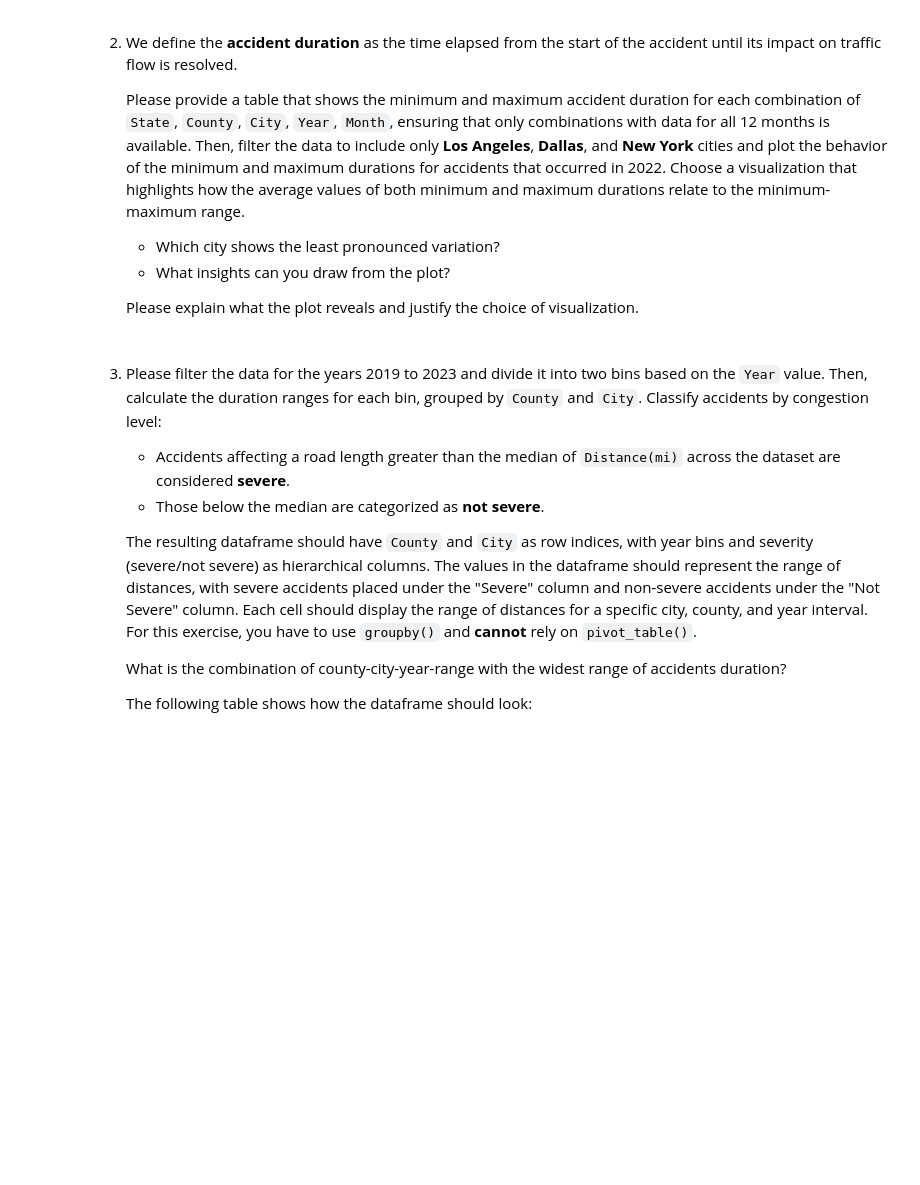
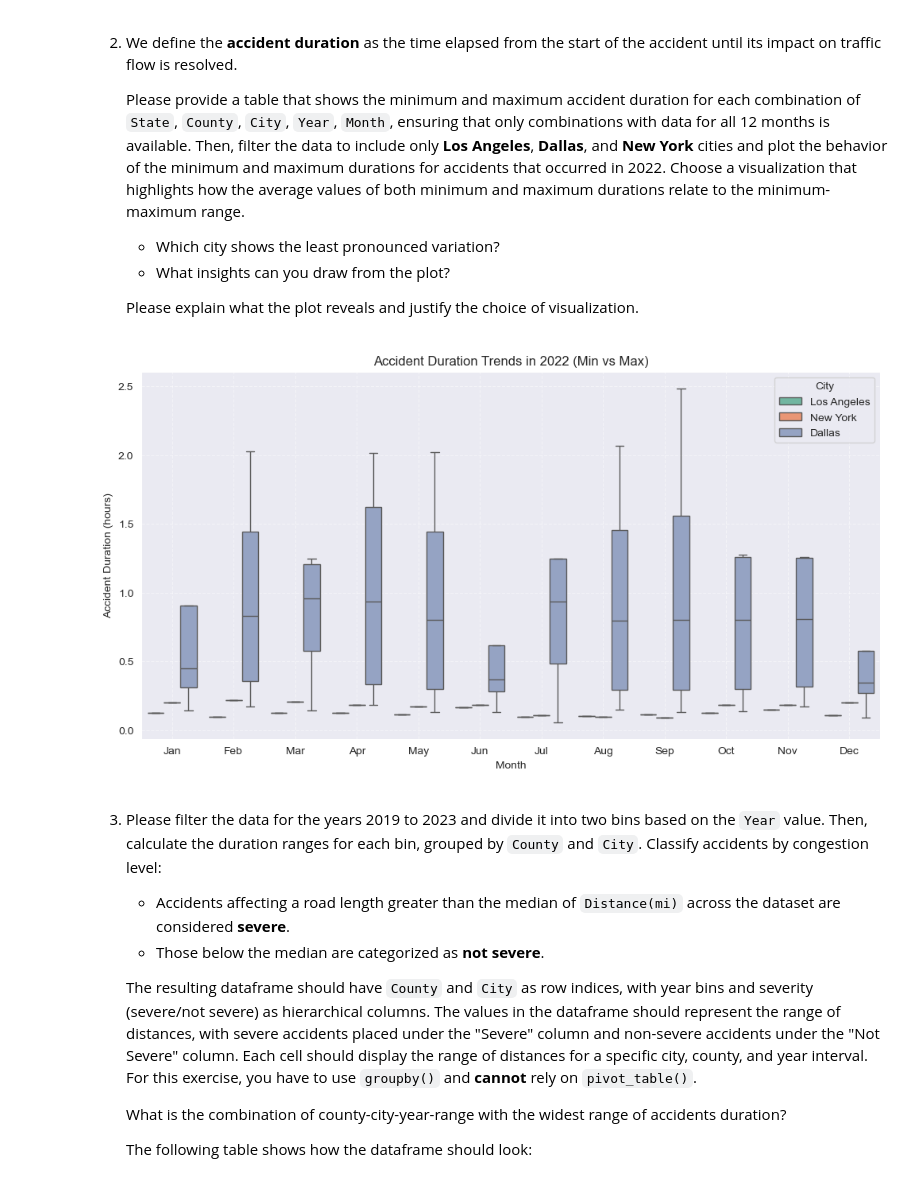
Before and after one commit to sAndreotti/VisualAnalytics, a Jupyter notebook: Assignment 1/Assignment1.ipynb, the cells around one changed output. Saved outputs shown, nothing was run; the diff lists cells and outputs as text; code cells hidden in the pictures; blank space fills up the shorter version.

```diff
--- a/Assignment 1/Assignment1.ipynb
+++ b/Assignment 1/Assignment1.ipynb
@@ -247,6 +268,53 @@ plt.show()
     - What insights can you draw from the plot?
 
     Please explain what the plot reveals and justify the choice of visualization.
+# %%
+# Min and Max duration for group by (State, Country, City, Year, Month)
+
+# Compute accident duration in hours
+data["Accident_Duration"] = (data["End_Time"] - data["Start_Time"]).dt.total_seconds() / 3600
+data['Year'] = data['Start_Time'].dt.year
+data['Month'] = data['Start_Time'].dt.month
+
+# Count the number of unique months per (State, County, City, Year)
+month_counts = data.groupby(['State', 'County', 'City', 'Year'])['Month'].nunique().reset_index()
+month_counts = month_counts[month_counts['Month'] == 12]  # Keep only those with all 12 months
+
+# Merge back to filter only valid groups
+filtered_data = data.merge(month_counts[['State', 'County', 'City', 'Year']], on=['State', 'County', 'City', 'Year'])
+
+# Group by required columns and aggregate min and max
+grouped = (
+    filtered_data.groupby(['State', 'County', 'City', 'Year', 'Month'])['Accident_Duration']
+    .agg(['min', 'max'])
+    .reset_index()
+)
+
+target_cities = ["Los Angeles", "Dallas", "New York"]
+grouped = grouped[grouped['City'].isin(target_cities)]
+
+# Plotting
+# Filter for 2022 only
+grouped_2022 = grouped[grouped['Year'] == 2022]
+
+# Set figure size
+plt.figure(figsize=(12, 6))
+
+# Create a box plot for accident durations
+sns.boxplot(data=grouped_2022, x='Month', y='min', hue='City', showfliers=False, palette='Set2')
+
+# Labels and title
+plt.xlabel('Month')
+plt.ylabel('Accident Duration (hours)')
+plt.title('Accident Duration Trends in 2022 (Min vs Max)')
+plt.xticks(range(12), ['Jan', 'Feb', 'Mar', 'Apr', 'May', 'Jun', 'Jul', 'Aug', 'Sep', 'Oct', 'Nov', 'Dec'])
+plt.legend(title='City')
+plt.grid(True, linestyle='--', alpha=0.5)
+
+# Show plot
+plt.show()
+# %% [output]
+[figure, added]
 # %% [markdown]
 3. Please filter the data for the years 2019 to 2023 and divide it into two bins based on the `Year` value. Then, calculate the duration ranges for each bin, grouped by `County` and `City`. Classify accidents by congestion level:
 
```
Also changed, not shown: parts of 7 cells of this notebook.
